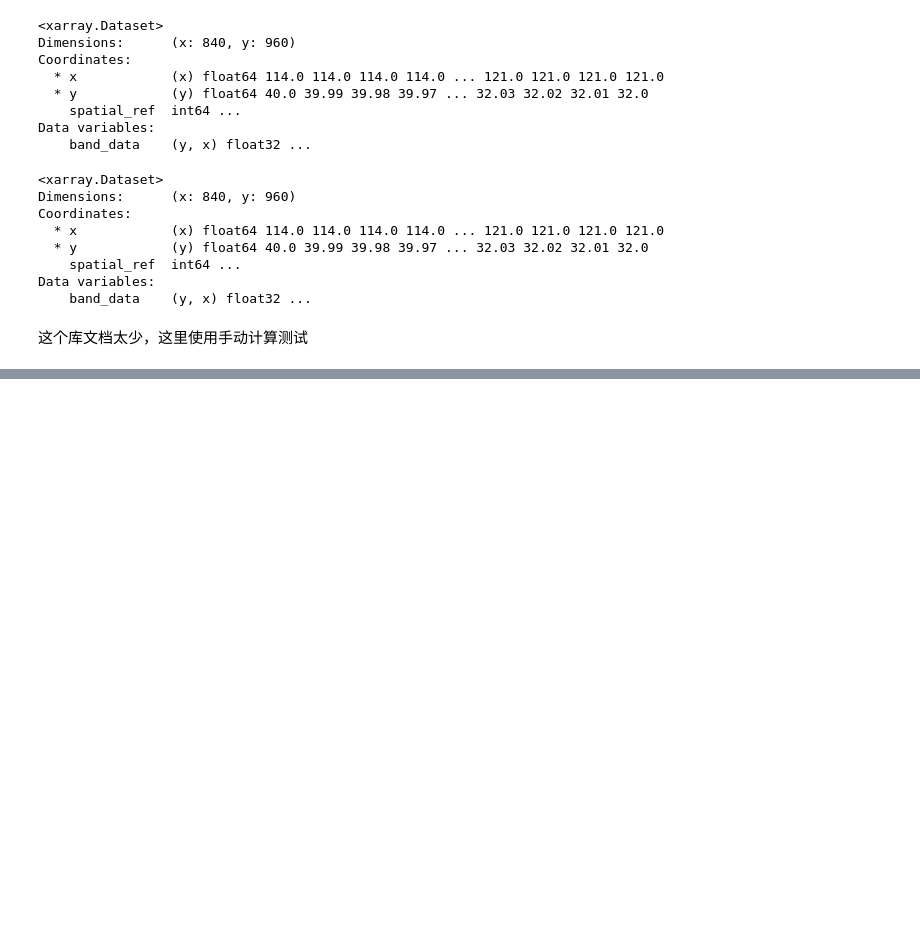
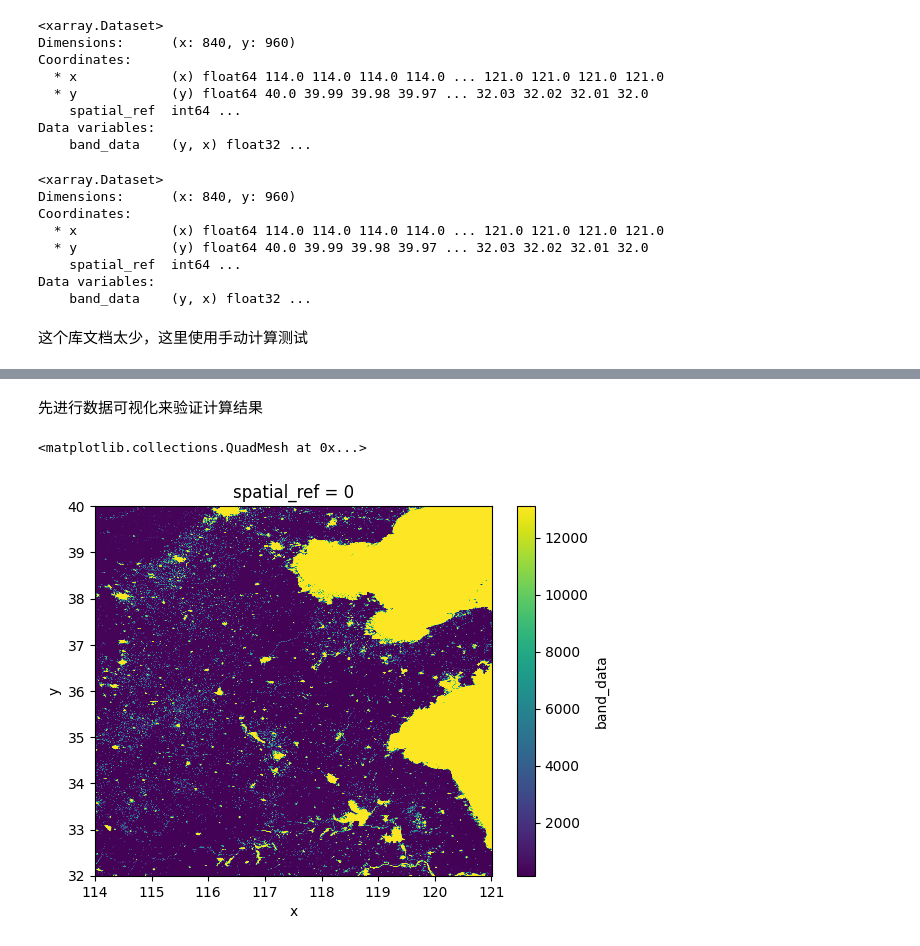
Before and after one commit to zyzh2002/risk_evaluation, a Jupyter notebook: scripts/calc/SPEI/calcSPEI.ipynb, the cells around one changed output, grey strips where cells are left out. Drawn from its saved outputs; the diff is of its cells as text; code cells hidden in the pictures; blank space fills up the shorter version.

```diff
--- a/scripts/calc/SPEI/calcSPEI.ipynb
+++ b/scripts/calc/SPEI/calcSPEI.ipynb
@@ -13,8 +13,8 @@ from climate_indices import compute, indices, utils
 # %% [markdown]
 文档有点少，先进行测试计算
 # %%
-test_pet_frame = xr.open_dataset('../../outputs/pet-resampled/2000_01.tif').squeeze("band",drop=True)
-test_precip_frame = xr.open_dataset('../../outputs/precip-cutted/_2000_2002_1.tif').squeeze("band",drop=True)
+test_pet_frame = xr.open_dataset('../../outputs/pet-resampled/2000_07.tif').squeeze("band",drop=True)
+test_precip_frame = xr.open_dataset('../../outputs/precip-cutted/_2000_2002_7.tif').squeeze("band",drop=True)
 # %%
 test_pet_frame
 # %% [output]
@@ -78,3 +71,10 @@ $$ F(x)=\left[1+\left(\frac{a}{x-\gamma}\right)^{\beta}\right]^{-1} $$
 $$ P=1-F(X) $$
 
 带入标准化计算式，即得SPEI。
+# %% [markdown]
+先进行数据可视化来验证计算结果
+# %%
+test_pet_frame.band_data.plot()
+# %% [output]
+<matplotlib.collections.QuadMesh at 0x...>
+[figure, added]
```
Also changed, not shown: parts of 8 cells of this notebook, 1 other file.
